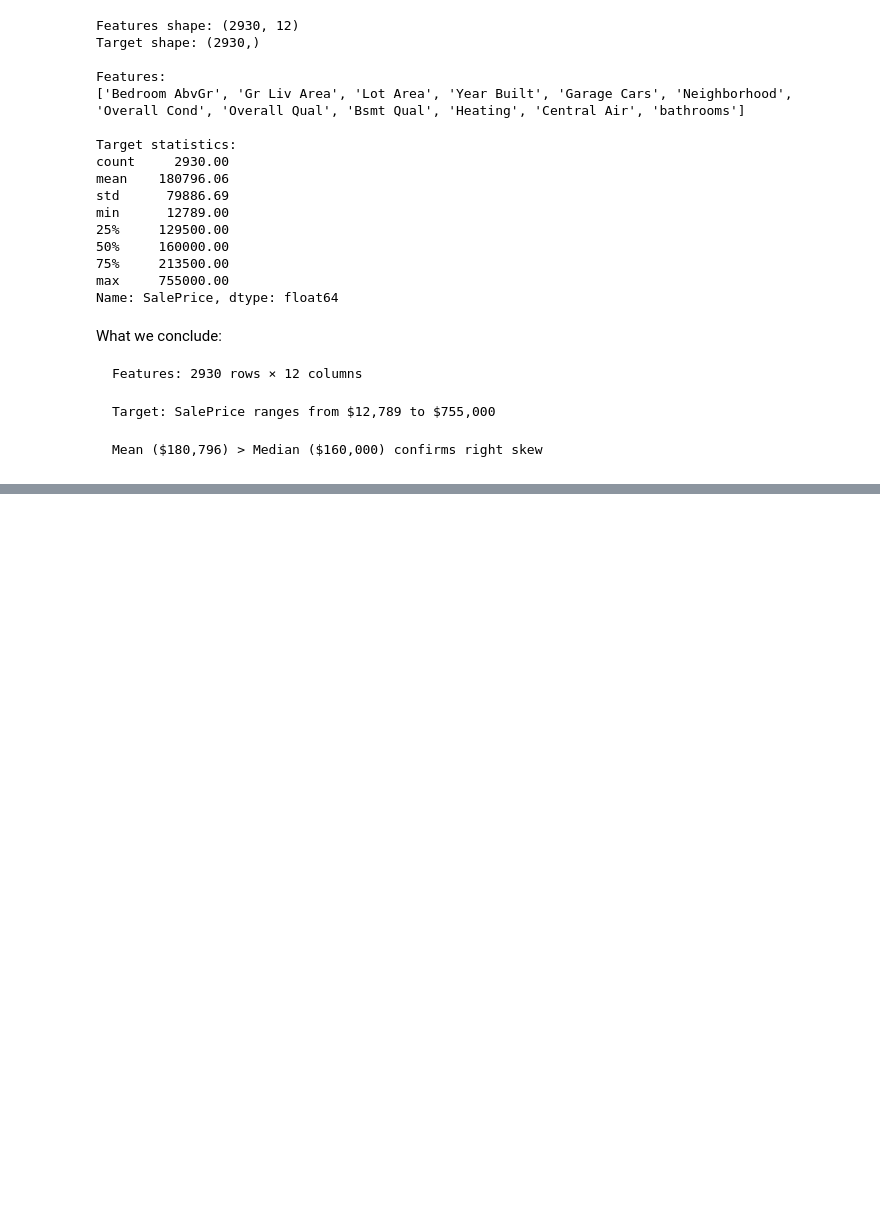
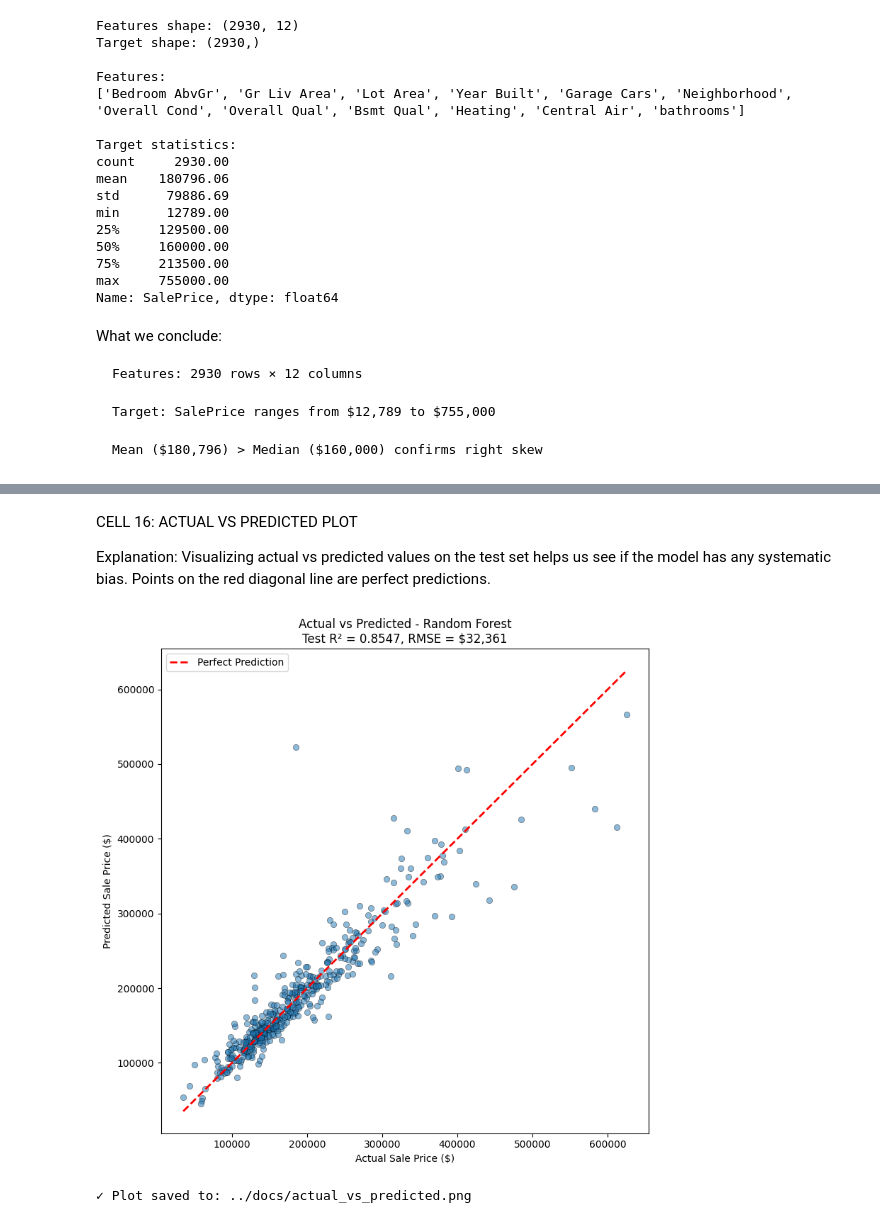
Before and after one commit to Jawad-Mansour/real-estate-agent, a Jupyter notebook: notebooks/02_Model_Training_and_Evaluation.ipynb, the cells around one changed output, grey strips where cells are left out. Cells and saved outputs as stored; diff of their text form; code cells hidden in the pictures; blank space fills up the shorter version.

```diff
--- a/notebooks/02_Model_Training_and_Evaluation.ipynb
+++ b/notebooks/02_Model_Training_and_Evaluation.ipynb
@@ -116,0 +683,30 @@ Explanation: This is the MOST IMPORTANT cell for preventing data leakage. We spl
+# %%
+# Calculate statistics from TRAINING data only (NO LEAKAGE)
+train_stats = {
+    'median_price': float(y_train.median()),
+    'mean_price': float(y_train.mean()),
+    'std_price': float(y_train.std()),
+    'min_price': float(y_train.min()),
+    'max_price': float(y_train.max()),
+    'q1_price': float(y_train.quantile(0.25)),
+    'q3_price': float(y_train.quantile(0.75)),
+    'feature_names': feature_names,
+    'numeric_cols': numeric_cols,
+    'categorical_cols': categorical_cols,
+    'model_type': best_model_name,
+    'test_rmse': float(test_rmse),
+    'test_r2': float(test_r2)
+}
+
+print("=" * 60)
+print("TRAINING STATISTICS (for Stage 2 LLM Interpretation)")
+print("=" * 60)
+print(f"\nMedian price: ${train_stats['median_price']:,.0f}")
+print(f"Mean price: ${train_stats['mean_price']:,.0f}")
+print(f"Std deviation: ${train_stats['std_price']:,.0f}")
+print(f"Price range: ${train_stats['min_price']:,.0f} - ${train_stats['max_price']:,.0f}")
+print(f"Interquartile range (IQR): ${train_stats['q3_price'] - train_stats['q1_price']:,.0f}")
+
+print("\n✓ These statistics are from TRAINING data only (no leakage)")
+print("  Stage 2 LLM will use these to provide context like:")
+print("  'This price is 20% above the median due to high quality and large garage'")
@@ -116,0 +781,20 @@ Explanation: This is the MOST IMPORTANT cell for preventing data leakage. We spl
+# %% [markdown]
+CELL 16: ACTUAL VS PREDICTED PLOT
+
+Explanation: Visualizing actual vs predicted values on the test set helps us see if the model has any systematic bias. Points on the red diagonal line are perfect predictions.
+# %%
+plt.figure(figsize=(8, 8))
+plt.scatter(y_test, y_test_pred, alpha=0.5, edgecolors='k', linewidth=0.5)
+plt.plot([y_test.min(), y_test.max()], [y_test.min(), y_test.max()], 'r--', lw=2, label='Perfect Prediction')
+plt.xlabel('Actual Sale Price ($)')
+plt.ylabel('Predicted Sale Price ($)')
+plt.title(f'Actual vs Predicted - {best_model_name}\nTest R² = {test_r2:.4f}, RMSE = ${test_rmse:,.0f}')
+plt.legend()
+plt.tight_layout()
+plt.savefig('../docs/actual_vs_predicted.png', dpi=150, bbox_inches='tight')
+plt.show()
+
+print("✓ Plot saved to: ../docs/actual_vs_predicted.png")
+# %% [output]
+[figure, added]
+✓ Plot saved to: ../docs/actual_vs_predicted.png
```
Also changed, not shown: parts of 34 cells of this notebook, 8 other files.
